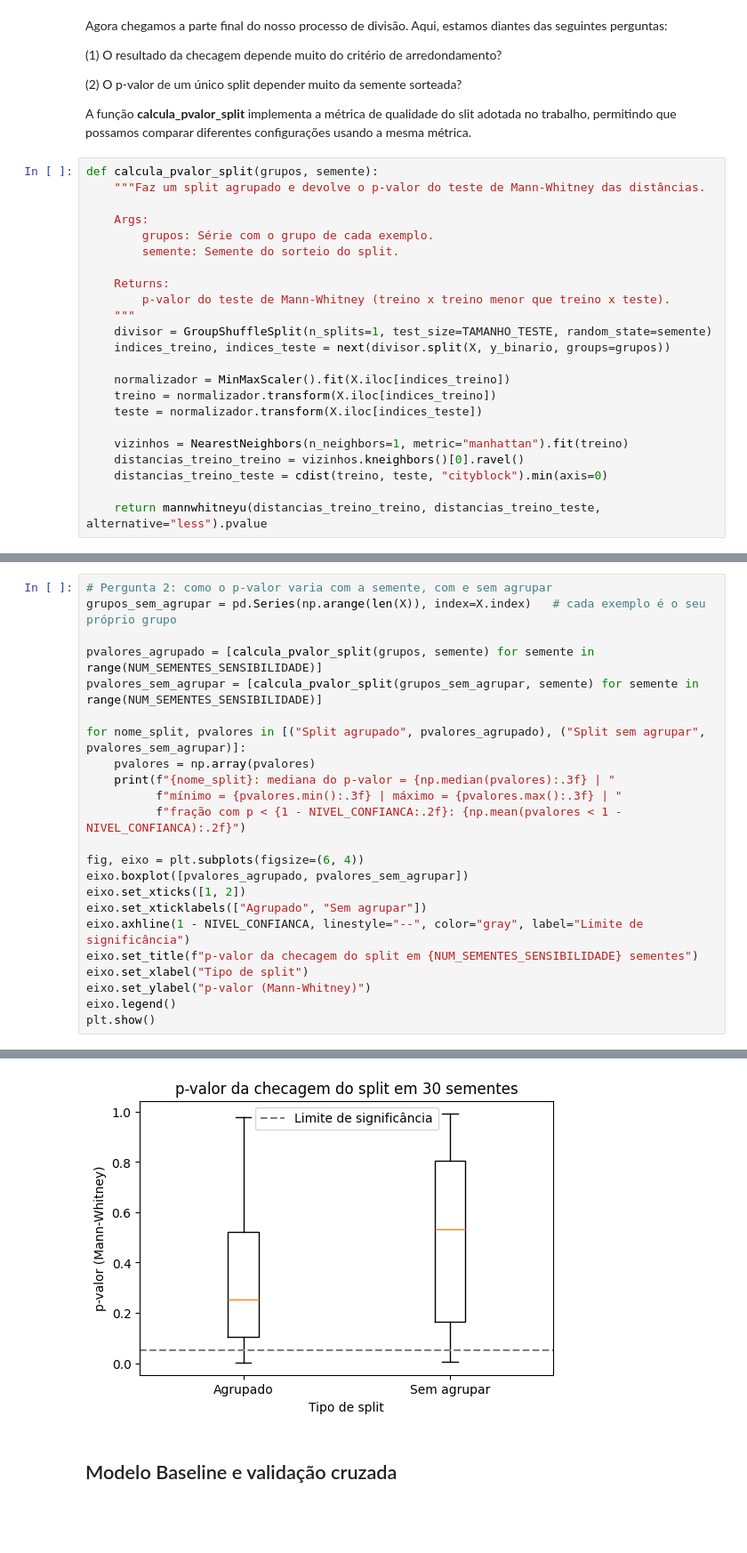
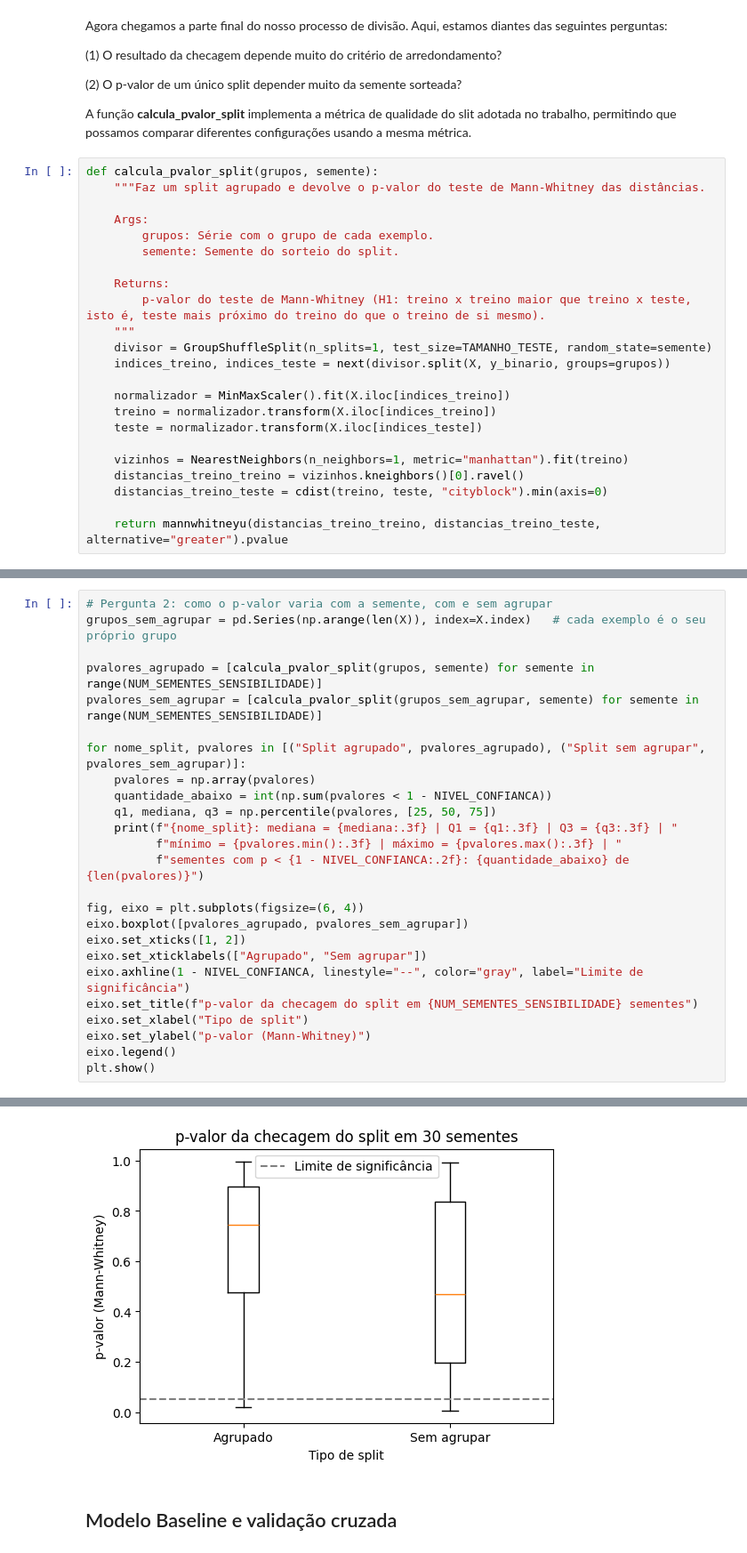
Before and after one commit to buruna087/Tiamat-, a Jupyter notebook: Tiamat.ipynb, the cells around one changed output, grey strips where cells are left out. Shown at 89% size. Saved outputs shown, nothing was run; the diff lists cells and outputs as text; blank space fills up the shorter version.

```diff
--- a/Tiamat.ipynb
+++ b/Tiamat.ipynb
@@ -834,7 +761,7 @@ def calcula_pvalor_split(grupos, semente):
         semente: Semente do sorteio do split.
 
     Returns:
-        p-valor do teste de Mann-Whitney (treino x treino menor que treino x teste).
+        p-valor do teste de Mann-Whitney (H1: treino x treino maior que treino x teste, isto é, teste mais próximo do treino do que o treino de si mesmo).
     """
     divisor = GroupShuffleSplit(n_splits=1, test_size=TAMANHO_TESTE, random_state=semente)
     indices_treino, indices_teste = next(divisor.split(X, y_binario, groups=grupos))
@@ -847,4 +774,4 @@ def calcula_pvalor_split(grupos, semente):
     distancias_treino_treino = vizinhos.kneighbors()[0].ravel()
     distancias_treino_teste = cdist(treino, teste, "cityblock").min(axis=0)
 
-    return mannwhitneyu(distancias_treino_treino, distancias_treino_teste, alternative="less").pvalue
+    return mannwhitneyu(distancias_treino_treino, distancias_treino_teste, alternative="greater").pvalue
@@ -894,9 +817,11 @@ pvalores_sem_agrupar = [calcula_pvalor_split(grupos_sem_agrupar, semente) for se
 
 for nome_split, pvalores in [("Split agrupado", pvalores_agrupado), ("Split sem agrupar", pvalores_sem_agrupar)]:
     pvalores = np.array(pvalores)
-    print(f"{nome_split}: mediana do p-valor = {np.median(pvalores):.3f} | "
+    quantidade_abaixo = int(np.sum(pvalores < 1 - NIVEL_CONFIANCA))
+    q1, mediana, q3 = np.percentile(pvalores, [25, 50, 75])
+    print(f"{nome_split}: mediana = {mediana:.3f} | Q1 = {q1:.3f} | Q3 = {q3:.3f} | "
           f"mínimo = {pvalores.min():.3f} | máximo = {pvalores.max():.3f} | "
-          f"fração com p < {1 - NIVEL_CONFIANCA:.2f}: {np.mean(pvalores < 1 - NIVEL_CONFIANCA):.2f}")
+          f"sementes com p < {1 - NIVEL_CONFIANCA:.2f}: {quantidade_abaixo} de {len(pvalores)}")
 
 fig, eixo = plt.subplots(figsize=(6, 4))
 eixo.boxplot([pvalores_agrupado, pvalores_sem_agrupar])
@@ -914,4 +839,4 @@ Split sem agrupar: mediana do p-valor = 0.531 | mínimo = 0.006 | máximo = 0.99
-[figure, old version]
+[figure, new version]
 # %% [markdown]
 ## Modelo Baseline e validação cruzada
 # %% [markdown]
```
Also changed, not shown: parts of 43 cells of this notebook, 1 other file.
